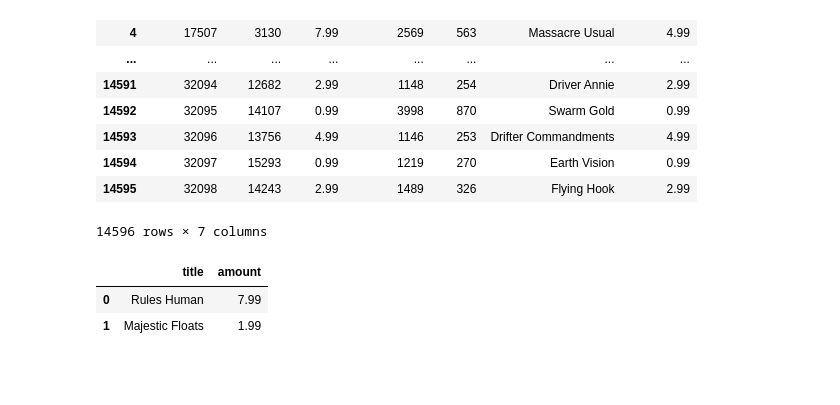
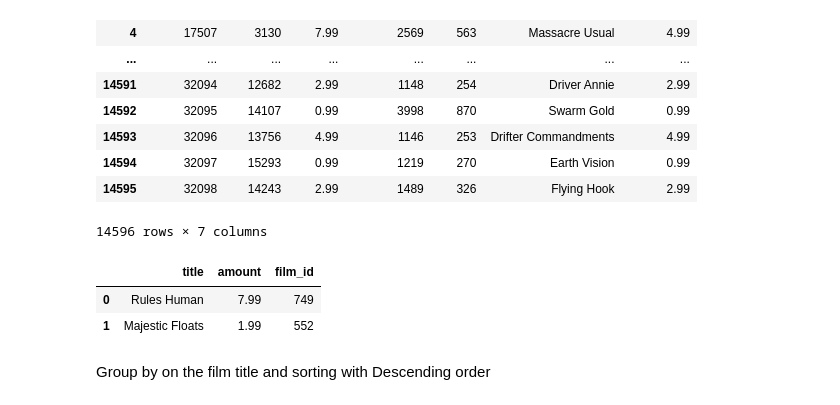
Before and after one commit to idjey/DEtheHardWay, a Jupyter notebook: dvdrental_schema_gen.ipynb, the cells around one changed output. Saved outputs shown, nothing was run; the diff lists cells and outputs as text; code cells hidden in the pictures; blank space fills up the shorter version.

Commit message:
Completed the joining of dvdrental tables and analysing the revenue

```diff
--- a/dvdrental_schema_gen.ipynb
+++ b/dvdrental_schema_gen.ipynb
@@ -194,14 +208,16 @@ queryBase(query4,credentials)
 | 14595 | 32098 | 14243 | 2.99 | 1489 | 326 | Flying Hook | 2.99 |
 14596 rows × 7 columns
 # %%
-query5 = f"""SELECT f.title, p.amount
+query5 = f"""SELECT f.title, p.amount, f.film_id
             FROM payment as p
             JOIN rental as r ON p.rental_id=r.rental_id
             JOIN inventory as i ON r.inventory_id=i.inventory_id
             JOIN film as f ON i.film_id=f.film_id"""
 
 queryBase(query5,credentials).head(2)
 # %% [output]
-|  | title | amount |
-| 0 | Rules Human | 7.99 |
-| 1 | Majestic Floats | 1.99 |
+|  | title | amount | film_id |
+| 0 | Rules Human | 7.99 | 749 |
+| 1 | Majestic Floats | 1.99 | 552 |
+# %% [markdown]
+Group by on the film title and sorting with Descending order
```
Also changed, not shown: parts of 9 cells of this notebook.
